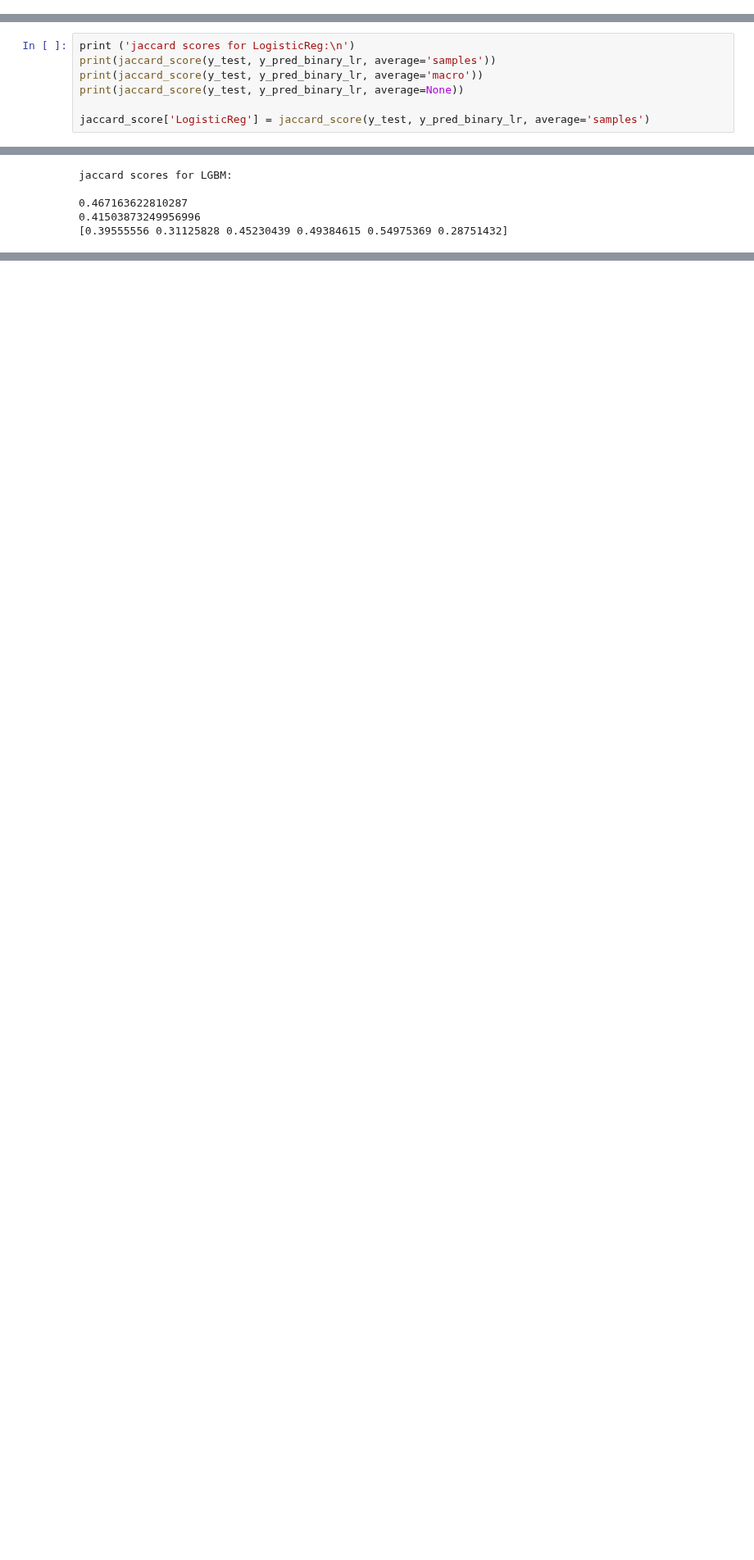
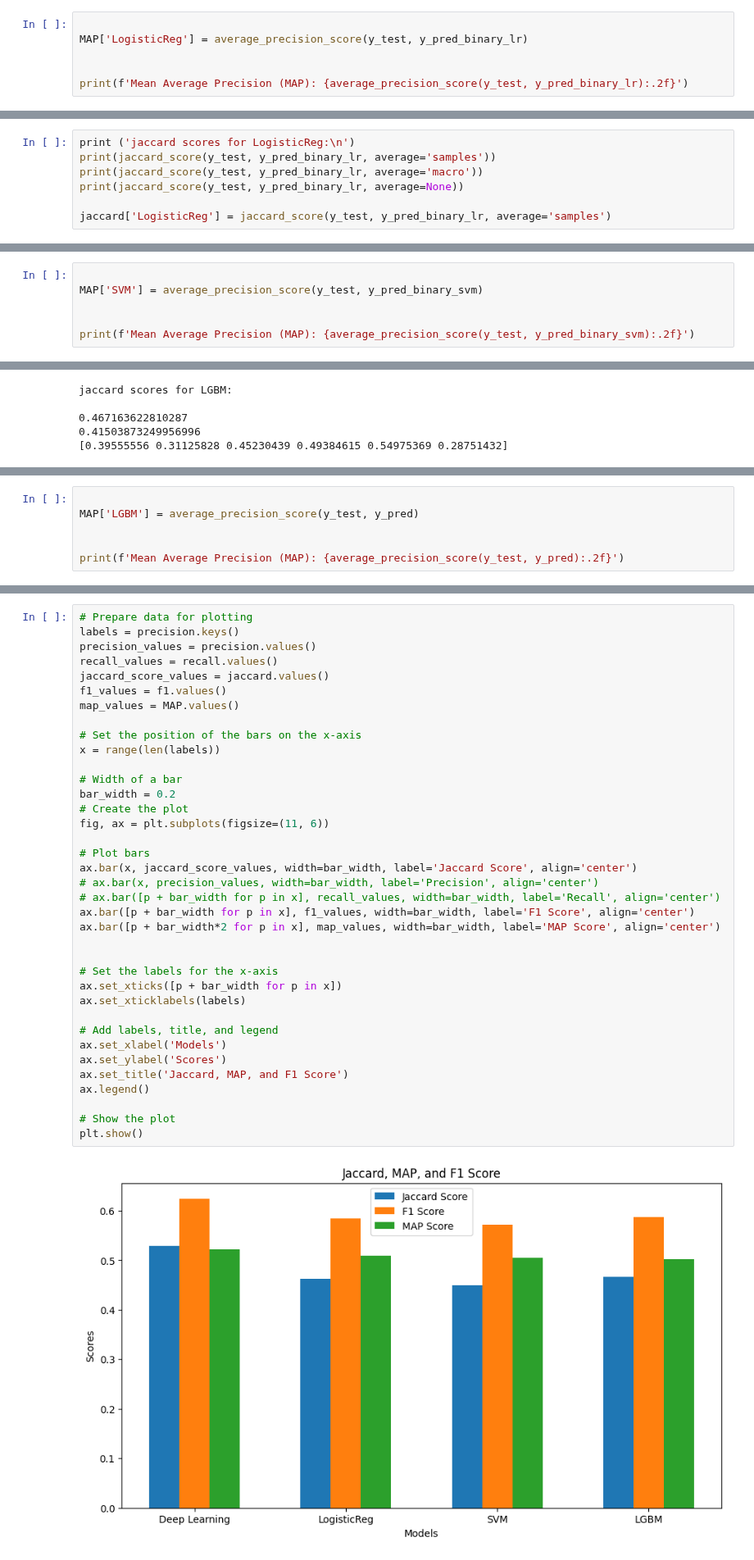
Before and after one commit to AmirhosseinSoltan/NLP-SS2024, a Jupyter notebook: ClassificationModel.ipynb, the cells around one changed output, grey strips where cells are left out. Shown at 82% size. Drawn from its saved outputs; the diff is of its cells as text; blank space fills up the shorter version.

```diff
--- a/ClassificationModel.ipynb
+++ b/ClassificationModel.ipynb
@@ -255,3 +265,9 @@ Crime Fiction       0.77      0.50      0.61       774
     macro avg       0.75      0.48      0.58      4467
  weighted avg       0.74      0.48      0.58      4467
   samples avg       0.58      0.51      0.52      4467
+# %%
+
+MAP['LogisticReg'] = average_precision_score(y_test, y_pred_binary_lr)
+
+
+print(f'Mean Average Precision (MAP): {average_precision_score(y_test, y_pred_binary_lr):.2f}')
@@ -261,7 +279,7 @@ print(jaccard_score(y_test, y_pred_binary_lr, average='samples'))
 print(jaccard_score(y_test, y_pred_binary_lr, average='macro'))
 print(jaccard_score(y_test, y_pred_binary_lr, average=None))
 
-jaccard_score['LogisticReg'] = jaccard_score(y_test, y_pred_binary_lr, average='samples')
+jaccard['LogisticReg'] = jaccard_score(y_test, y_pred_binary_lr, average='samples')
 # %% [output]
 jaccard scores for LogisticReg:
 
@@ -318,3 +336,9 @@ jaccard scores for SVM:
 0.44990682072307114
 0.4030135097301346
 [0.41025641 0.28022599 0.41902605 0.51515152 0.53894081 0.25448029]
+# %%
+
+MAP['SVM'] = average_precision_score(y_test, y_pred_binary_svm)
+
+
+print(f'Mean Average Precision (MAP): {average_precision_score(y_test, y_pred_binary_svm):.2f}')
@@ -451,0 +439,6 @@ plt.show()
+# %%
+
+MAP['LGBM'] = average_precision_score(y_test, y_pred)
+
+
+print(f'Mean Average Precision (MAP): {average_precision_score(y_test, y_pred):.2f}')
@@ -451,0 +459,39 @@ plt.show()
+# %%
+# Prepare data for plotting
+labels = precision.keys()
+precision_values = precision.values()
+recall_values = recall.values()
+jaccard_score_values = jaccard.values()
+f1_values = f1.values()
+map_values = MAP.values()
+
+# Set the position of the bars on the x-axis
+x = range(len(labels))
+
+# Width of a bar
+bar_width = 0.2
+# Create the plot
+fig, ax = plt.subplots(figsize=(11, 6))
+
+# Plot bars
+ax.bar(x, jaccard_score_values, width=bar_width, label='Jaccard Score', align='center')
+# ax.bar(x, precision_values, width=bar_width, label='Precision', align='center')
+# ax.bar([p + bar_width for p in x], recall_values, width=bar_width, label='Recall', align='center')
+ax.bar([p + bar_width for p in x], f1_values, width=bar_width, label='F1 Score', align='center')
+ax.bar([p + bar_width*2 for p in x], map_values, width=bar_width, label='MAP Score', align='center')
+
+
+# Set the labels for the x-axis
+ax.set_xticks([p + bar_width for p in x])
+ax.set_xticklabels(labels)
+
+# Add labels, title, and legend
+ax.set_xlabel('Models')
+ax.set_ylabel('Scores')
+ax.set_title('Jaccard, MAP, and F1 Score')
+ax.legend()
+
+# Show the plot
+plt.show()
+# %% [output]
+[figure, added]
```
Also changed, not shown: parts of 19 cells of this notebook.
